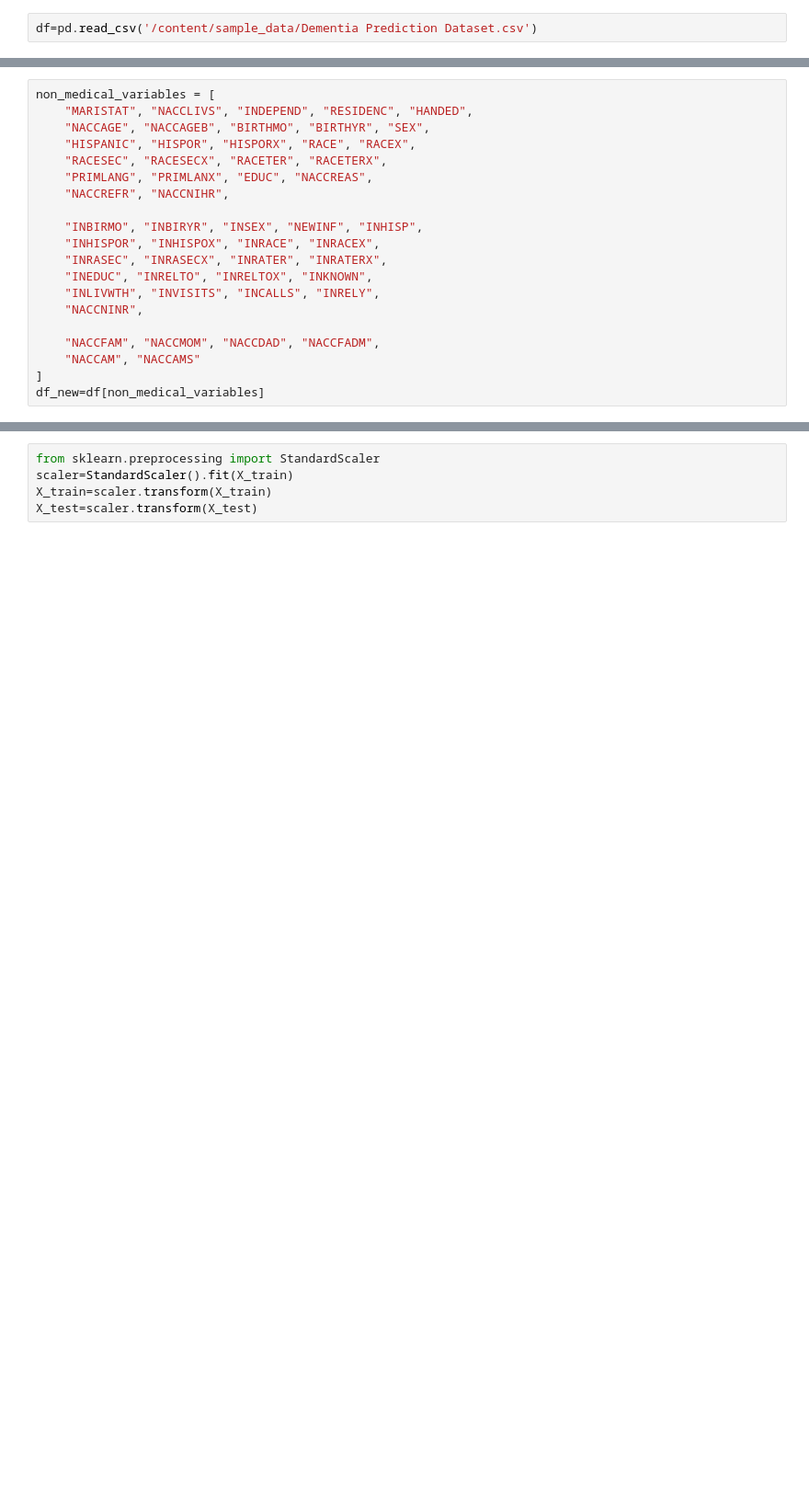
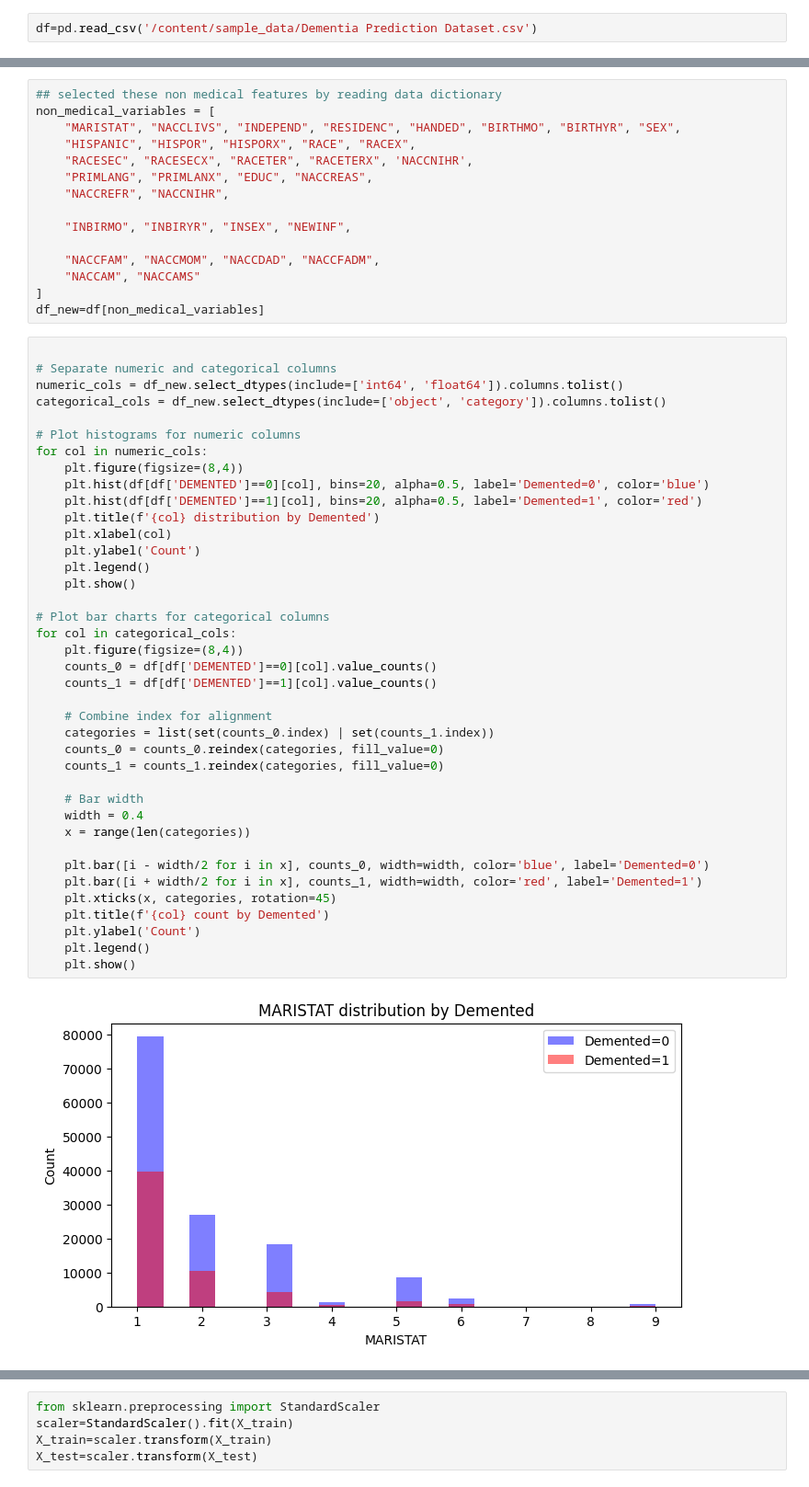
Before and after one commit to DimathJayasinghe/ModelX_hackathon, a Jupyter notebook: git_push_force.ipynb, the cells around one changed output, grey strips where cells are left out. Shown at 92% size. Drawn from its saved outputs; the diff is of its cells as text; blank space fills up the shorter version.

```diff
--- a/git_push_force.ipynb
+++ b/git_push_force.ipynb
@@ -25,20 +28,56 @@ df
 # %%
+## selected these non medical features by reading data dictionary
 non_medical_variables = [
-    "MARISTAT", "NACCLIVS", "INDEPEND", "RESIDENC", "HANDED",
-    "NACCAGE", "NACCAGEB", "BIRTHMO", "BIRTHYR", "SEX",
+    "MARISTAT", "NACCLIVS", "INDEPEND", "RESIDENC", "HANDED", "BIRTHMO", "BIRTHYR", "SEX",
     "HISPANIC", "HISPOR", "HISPORX", "RACE", "RACEX",
-    "RACESEC", "RACESECX", "RACETER", "RACETERX",
+    "RACESEC", "RACESECX", "RACETER", "RACETERX", 'NACCNIHR',
     "PRIMLANG", "PRIMLANX", "EDUC", "NACCREAS",
     "NACCREFR", "NACCNIHR",
 
-    "INBIRMO", "INBIRYR", "INSEX", "NEWINF", "INHISP",
-    "INHISPOR", "INHISPOX", "INRACE", "INRACEX",
-    "INRASEC", "INRASECX", "INRATER", "INRATERX",
-    "INEDUC", "INRELTO", "INRELTOX", "INKNOWN",
-    "INLIVWTH", "INVISITS", "INCALLS", "INRELY",
-    "NACCNINR",
+    "INBIRMO", "INBIRYR", "INSEX", "NEWINF",
 
     "NACCFAM", "NACCMOM", "NACCDAD", "NACCFADM",
     "NACCAM", "NACCAMS"
 ]
 df_new=df[non_medical_variables]
+# %%
+
+# Separate numeric and categorical columns
+numeric_cols = df_new.select_dtypes(include=['int64', 'float64']).columns.tolist()
+categorical_cols = df_new.select_dtypes(include=['object', 'category']).columns.tolist()
+
+# Plot histograms for numeric columns
+for col in numeric_cols:
+    plt.figure(figsize=(8,4))
+    plt.hist(df[df['DEMENTED']==0][col], bins=20, alpha=0.5, label='Demented=0', color='blue')
+    plt.hist(df[df['DEMENTED']==1][col], bins=20, alpha=0.5, label='Demented=1', color='red')
+    plt.title(f'{col} distribution by Demented')
+    plt.xlabel(col)
+    plt.ylabel('Count')
+    plt.legend()
+    plt.show()
+
+# Plot bar charts for categorical columns
+for col in categorical_cols:
+    plt.figure(figsize=(8,4))
+    counts_0 = df[df['DEMENTED']==0][col].value_counts()
+    counts_1 = df[df['DEMENTED']==1][col].value_counts()
+
+    # Combine index for alignment
+    categories = list(set(counts_0.index) | set(counts_1.index))
+    counts_0 = counts_0.reindex(categories, fill_value=0)
+    counts_1 = counts_1.reindex(categories, fill_value=0)
+
+    # Bar width
+    width = 0.4
+    x = range(len(categories))
+
+    plt.bar([i - width/2 for i in x], counts_0, width=width, color='blue', label='Demented=0')
+    plt.bar([i + width/2 for i in x], counts_1, width=width, color='red', label='Demented=1')
+    plt.xticks(x, categories, rotation=45)
+    plt.title(f'{col} count by Demented')
+    plt.ylabel('Count')
+    plt.legend()
+    plt.show()
+# %% [output]
+[figure, added]
```
Also changed, not shown: parts of 38 cells of this notebook.
